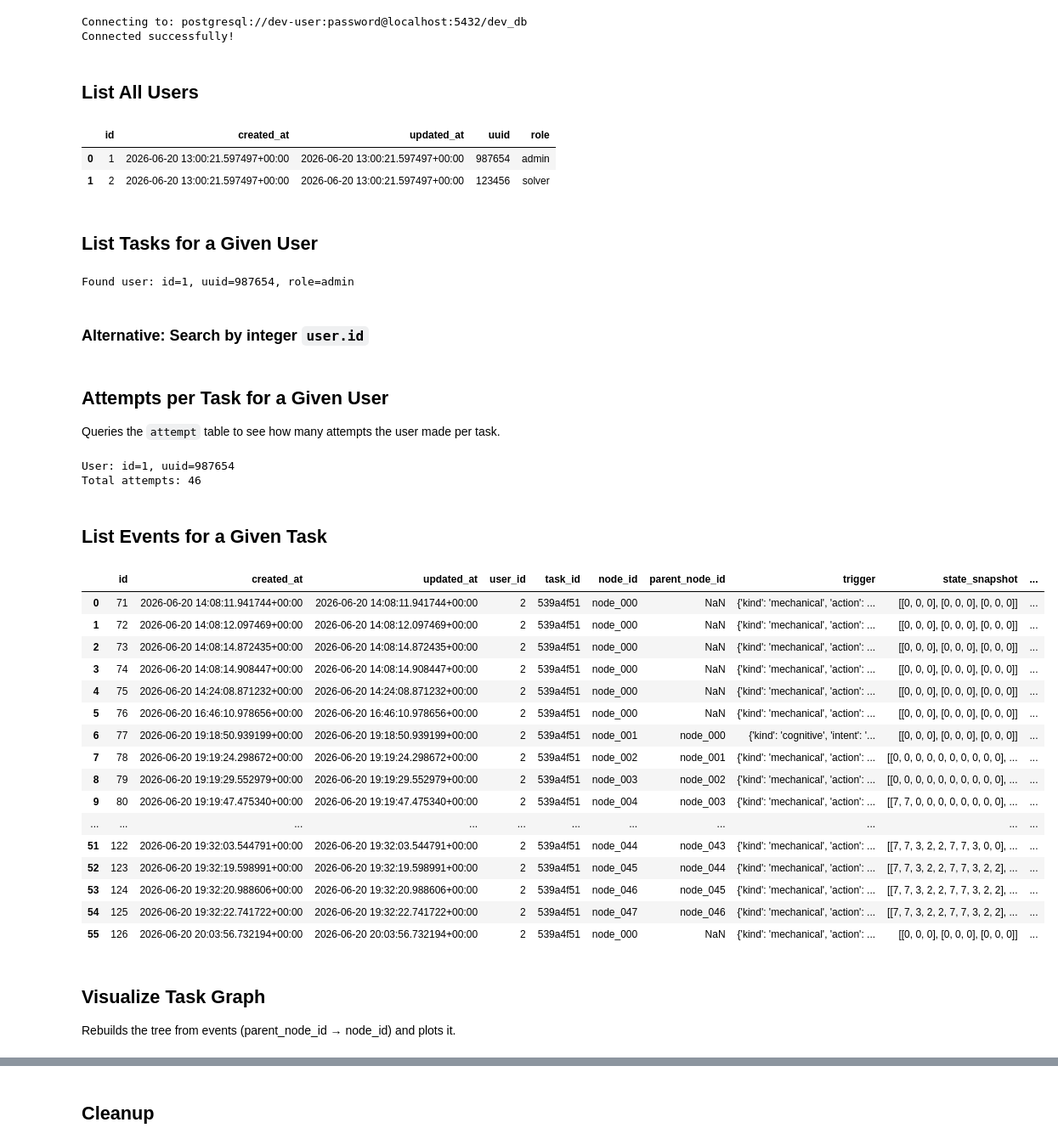
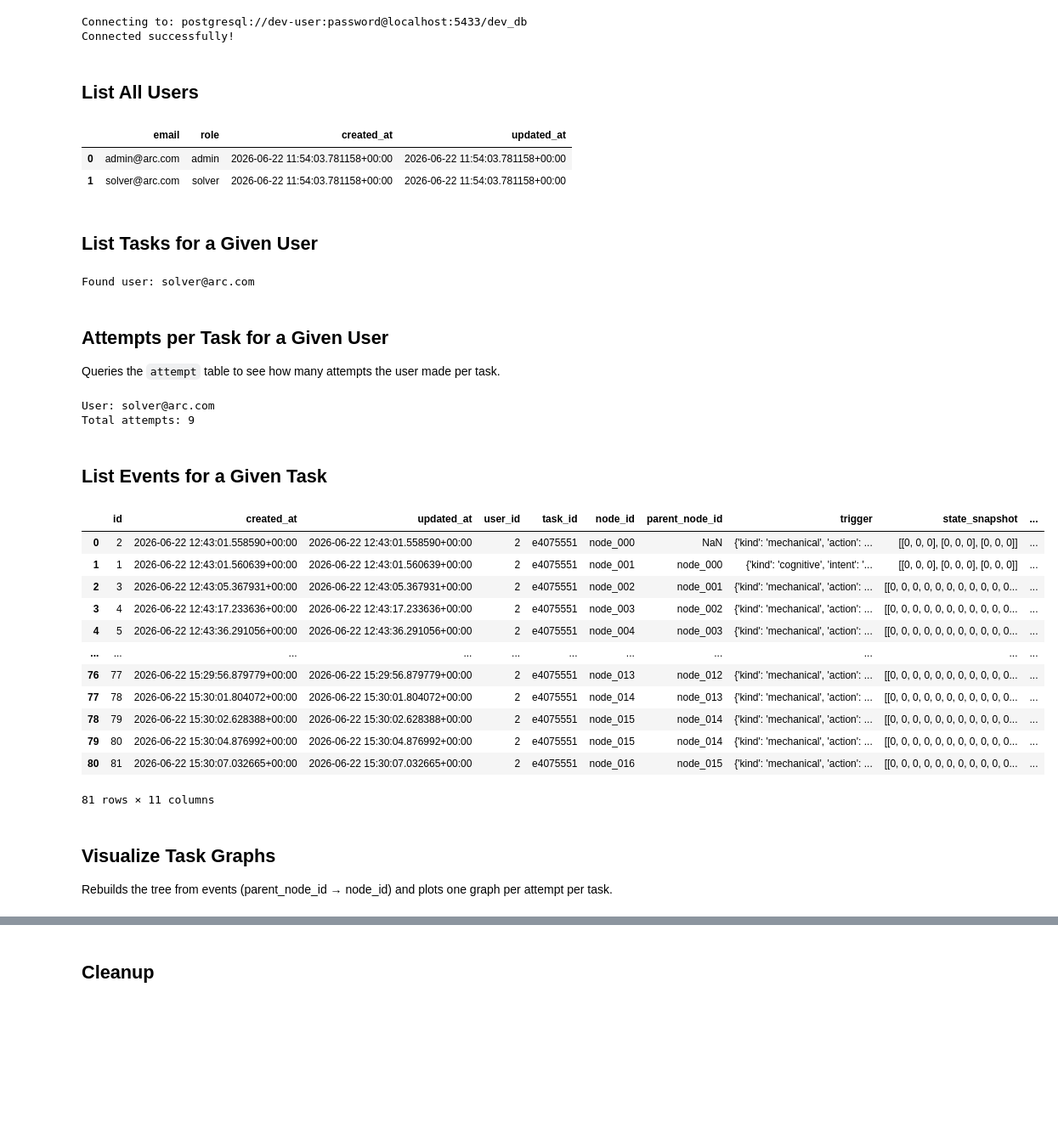
Before and after one commit to laureano-arcanio/ARC-AGI, a Jupyter notebook: notebooks/db_explorer.ipynb, the cells around one changed output, grey strips where cells are left out. Shown at 85% size. Drawn from its saved outputs; the diff is of its cells as text; code cells hidden in the pictures; blank space fills up the shorter version.

```diff
--- a/notebooks/db_explorer.ipynb
+++ b/notebooks/db_explorer.ipynb
@@ -22,39 +22,38 @@ from dotenv import load_dotenv
 load_dotenv(Path.cwd() / ".env")
 
 DATABASE_URL = os.getenv("DATABASE_URL",
-                          "postgresql://dev-user:password@localhost:5432/dev_db")
+                          "postgresql://dev-user:password@localhost:5433/dev_db")
 
 print(f"Connecting to: {DATABASE_URL}")
 
 conn = psycopg2.connect(DATABASE_URL)
 print("Connected successfully!")
 # %% [output]
-Connecting to: postgresql://dev-user:password@localhost:5432/dev_db
+Connecting to: postgresql://dev-user:password@localhost:5433/dev_db
 Connected successfully!
 # %% [markdown]
 ## List All Users
 # %%
-query = "SELECT * FROM \"user\" ORDER BY id"
+query = "SELECT email, role, created_at, updated_at FROM \"user\" ORDER BY email"
 df_users = pd.read_sql_query(query, conn)
 df_users
 # %% [output]
-|  | id | created_at | updated_at | uuid | role |
-| 0 | 1 | 2026-06-20 13:00:21.597497+00:00 | 2026-06-20 13:00:21.597497+00:00 | 987654 | admin |
-| 1 | 2 | 2026-06-20 13:00:21.597497+00:00 | 2026-06-20 13:00:21.597497+00:00 | 123456 | solver |
+|  | email | role | created_at | updated_at |
+| 0 | admin@arc.com | admin | 2026-06-22 11:54:03.781158+00:00 | 2026-06-22 11:54:03.781158+00:00 |
+| 1 | solver@arc.com | solver | 2026-06-22 11:54:03.781158+00:00 | 2026-06-22 11:54:03.781158+00:00 |
 # %% [markdown]
 ## List Tasks for a Given User
 # %%
-USER_ID = "987654"  # user.uuid (string)
+USER_EMAIL = "solver@arc.com"
 
-query = "SELECT id, uuid, role FROM \"user\" WHERE uuid = %s"
-df_user = pd.read_sql_query(query, conn, params=(USER_ID,))
+query = "SELECT id FROM \"user\" WHERE email = %s"
+df_user = pd.read_sql_query(query, conn, params=(USER_EMAIL,))
 
 if df_user.empty:
-    print("No user found with uuid =", USER_ID)
-    print("Try the next cell to search by integer id instead.")
+    print("No user found with email =", USER_EMAIL)
 else:
     user_id = int(df_user.iloc[0]["id"])
-    print(f"Found user: id={user_id}, uuid={df_user.iloc[0]['uuid']}, role={df_user.iloc[0]['role']}")
+    print(f"Found user: {USER_EMAIL}")
 
     query = '''
         SELECT task_id, COUNT(*) AS event_count,
@@ -69,6 +68,4 @@ else:
     df_tasks = pd.read_sql_query(query, conn, params=(user_id, user_id))
     df_tasks
 # %% [output]
-Found user: id=1, uuid=987654, role=admin
+Found user: solver@arc.com
-# %% [markdown]
-### Alternative: Search by integer `user.id`
@@ -104,16 +74,16 @@ else:
 
 Queries the `attempt` table to see how many attempts the user made per task.
 # %%
-USER_ID_FOR_ATTEMPTS = "987654"  # user.uuid (string) — change this
+USER_EMAIL = "solver@arc.com"
 
-query = "SELECT id, uuid FROM \"user\" WHERE uuid = %s"
-df_user_att = pd.read_sql_query(query, conn, params=(USER_ID_FOR_ATTEMPTS,))
+query = "SELECT id FROM \"user\" WHERE email = %s"
+df_user_att = pd.read_sql_query(query, conn, params=(USER_EMAIL,))
 
 if df_user_att.empty:
-    print("No user found with uuid =", USER_ID_FOR_ATTEMPTS)
+    print("No user found with email =", USER_EMAIL)
 else:
     user_id_att = int(df_user_att.iloc[0]["id"])
-    print(f"User: id={user_id_att}, uuid={df_user_att.iloc[0]['uuid']}")
+    print(f"User: {USER_EMAIL}")
 
     query = '''
         SELECT a.id, a.task_id, a.created_at
@@ -126,43 +96,39 @@ else:
     print(f"Total attempts: {len(df_attempts)}")
     df_attempts
 # %% [output]
-User: id=1, uuid=987654
-Total attempts: 46
+User: solver@arc.com
+Total attempts: 9
 # %% [markdown]
 ## List Events for a Given Task
 # %%
-TASK_ID = "539a4f51"  # <-- change this
+TASK_ID = "e4075551"  # <-- change this
 
 query = '''
     SELECT *
     FROM event e
     WHERE e.task_id = %s
     ORDER BY e.timestamp ASC
 '''
 df_events = pd.read_sql_query(query, conn, params=(TASK_ID,))
 df_events
 # %% [output]
 |  | id | created_at | updated_at | user_id | task_id | node_id | parent_node_id | trigger | state_snapshot | ... |
-| 0 | 71 | 2026-06-20 14:08:11.941744+00:00 | 2026-06-20 14:08:11.941744+00:00 | 2 | 539a4f51 | node_000 | NaN | {'kind': 'mechanical', 'action': ... | [[0, 0, 0], [0, 0, 0], [0, 0, 0]] | ... |
-| 1 | 72 | 2026-06-20 14:08:12.097469+00:00 | 2026-06-20 14:08:12.097469+00:00 | 2 | 539a4f51 | node_000 | NaN | {'kind': 'mechanical', 'action': ... | [[0, 0, 0], [0, 0, 0], [0, 0, 0]] | ... |
-| 2 | 73 | 2026-06-20 14:08:14.872435+00:00 | 2026-06-20 14:08:14.872435+00:00 | 2 | 539a4f51 | node_000 | NaN | {'kind': 'mechanical', 'action': ... | [[0, 0, 0], [0, 0, 0], [0, 0, 0]] | ... |
-| 3 | 74 | 2026-06-20 14:08:14.908447+00:00 | 2026-06-20 14:08:14.908447+00:00 | 2 | 539a4f51 | node_000 | NaN | {'kind': 'mechanical', 'action': ... | [[0, 0, 0], [0, 0, 0], [0, 0, 0]] | ... |
-| 4 | 75 | 2026-06-20 14:24:08.871232+00:00 | 2026-06-20 14:24:08.871232+00:00 | 2 | 539a4f51 | node_000 | NaN | {'kind': 'mechanical', 'action': ... | [[0, 0, 0], [0, 0, 0], [0, 0, 0]] | ... |
-| 5 | 76 | 2026-06-20 16:46:10.978656+00:00 | 2026-06-20 16:46:10.978656+00:00 | 2 | 539a4f51 | node_000 | NaN | {'kind': 'mechanical', 'action': ... | [[0, 0, 0], [0, 0, 0], [0, 0, 0]] | ... |
-| 6 | 77 | 2026-06-20 19:18:50.939199+00:00 | 2026-06-20 19:18:50.939199+00:00 | 2 | 539a4f51 | node_001 | node_000 | {'kind': 'cognitive', 'intent': '... | [[0, 0, 0], [0, 0, 0], [0, 0, 0]] | ... |
-| 7 | 78 | 2026-06-20 19:19:24.298672+00:00 | 2026-06-20 19:19:24.298672+00:00 | 2 | 539a4f51 | node_002 | node_001 | {'kind': 'mechanical', 'action': ... | [[0, 0, 0, 0, 0, 0, 0, 0, 0, 0], ... | ... |
-| 8 | 79 | 2026-06-20 19:19:29.552979+00:00 | 2026-06-20 19:19:29.552979+00:00 | 2 | 539a4f51 | node_003 | node_002 | {'kind': 'mechanical', 'action': ... | [[0, 0, 0, 0, 0, 0, 0, 0, 0, 0], ... | ... |
-| 9 | 80 | 2026-06-20 19:19:47.475340+00:00 | 2026-06-20 19:19:47.475340+00:00 | 2 | 539a4f51 | node_004 | node_003 | {'kind': 'mechanical', 'action': ... | [[7, 7, 0, 0, 0, 0, 0, 0, 0, 0], ... | ... |
+| 0 | 2 | 2026-06-22 12:43:01.558590+00:00 | 2026-06-22 12:43:01.558590+00:00 | 2 | e4075551 | node_000 | NaN | {'kind': 'mechanical', 'action': ... | [[0, 0, 0], [0, 0, 0], [0, 0, 0]] | ... |
+| 1 | 1 | 2026-06-22 12:43:01.560639+00:00 | 2026-06-22 12:43:01.560639+00:00 | 2 | e4075551 | node_001 | node_000 | {'kind': 'cognitive', 'intent': '... | [[0, 0, 0], [0, 0, 0], [0, 0, 0]] | ... |
+| 2 | 3 | 2026-06-22 12:43:05.367931+00:00 | 2026-06-22 12:43:05.367931+00:00 | 2 | e4075551 | node_002 | node_001 | {'kind': 'mechanical', 'action': ... | [[0, 0, 0, 0, 0, 0, 0, 0, 0, 0, 0... | ... |
+| 3 | 4 | 2026-06-22 12:43:17.233636+00:00 | 2026-06-22 12:43:17.233636+00:00 | 2 | e4075551 | node_003 | node_002 | {'kind': 'mechanical', 'action': ... | [[0, 0, 0, 0, 0, 0, 0, 0, 0, 0, 0... | ... |
+| 4 | 5 | 2026-06-22 12:43:36.291056+00:00 | 2026-06-22 12:43:36.291056+00:00 | 2 | e4075551 | node_004 | node_003 | {'kind': 'mechanical', 'action': ... | [[0, 0, 0, 0, 0, 0, 0, 0, 0, 0, 0... | ... |
 | ... | ... | ... | ... | ... | ... | ... | ... | ... | ... | ... |
-| 51 | 122 | 2026-06-20 19:32:03.544791+00:00 | 2026-06-20 19:32:03.544791+00:00 | 2 | 539a4f51 | node_044 | node_043 | {'kind': 'mechanical', 'action': ... | [[7, 7, 3, 2, 2, 7, 7, 3, 0, 0], ... | ... |
-| 52 | 123 | 2026-06-20 19:32:19.598991+00:00 | 2026-06-20 19:32:19.598991+00:00 | 2 | 539a4f51 | node_045 | node_044 | {'kind': 'mechanical', 'action': ... | [[7, 7, 3, 2, 2, 7, 7, 3, 2, 2], ... | ... |
-| 53 | 124 | 2026-06-20 19:32:20.988606+00:00 | 2026-06-20 19:32:20.988606+00:00 | 2 | 539a4f51 | node_046 | node_045 | {'kind': 'mechanical', 'action': ... | [[7, 7, 3, 2, 2, 7, 7, 3, 2, 2], ... | ... |
-| 54 | 125 | 2026-06-20 19:32:22.741722+00:00 | 2026-06-20 19:32:22.741722+00:00 | 2 | 539a4f51 | node_047 | node_046 | {'kind': 'mechanical', 'action': ... | [[7, 7, 3, 2, 2, 7, 7, 3, 2, 2], ... | ... |
-| 55 | 126 | 2026-06-20 20:03:56.732194+00:00 | 2026-06-20 20:03:56.732194+00:00 | 2 | 539a4f51 | node_000 | NaN | {'kind': 'mechanical', 'action': ... | [[0, 0, 0], [0, 0, 0], [0, 0, 0]] | ... |
+| 76 | 77 | 2026-06-22 15:29:56.879779+00:00 | 2026-06-22 15:29:56.879779+00:00 | 2 | e4075551 | node_013 | node_012 | {'kind': 'mechanical', 'action': ... | [[0, 0, 0, 0, 0, 0, 0, 0, 0, 0, 0... | ... |
+| 77 | 78 | 2026-06-22 15:30:01.804072+00:00 | 2026-06-22 15:30:01.804072+00:00 | 2 | e4075551 | node_014 | node_013 | {'kind': 'mechanical', 'action': ... | [[0, 0, 0, 0, 0, 0, 0, 0, 0, 0, 0... | ... |
+| 78 | 79 | 2026-06-22 15:30:02.628388+00:00 | 2026-06-22 15:30:02.628388+00:00 | 2 | e4075551 | node_015 | node_014 | {'kind': 'mechanical', 'action': ... | [[0, 0, 0, 0, 0, 0, 0, 0, 0, 0, 0... | ... |
+| 79 | 80 | 2026-06-22 15:30:04.876992+00:00 | 2026-06-22 15:30:04.876992+00:00 | 2 | e4075551 | node_015 | node_014 | {'kind': 'mechanical', 'action': ... | [[0, 0, 0, 0, 0, 0, 0, 0, 0, 0, 0... | ... |
+| 80 | 81 | 2026-06-22 15:30:07.032665+00:00 | 2026-06-22 15:30:07.032665+00:00 | 2 | e4075551 | node_016 | node_015 | {'kind': 'mechanical', 'action': ... | [[0, 0, 0, 0, 0, 0, 0, 0, 0, 0, 0... | ... |
+81 rows × 11 columns
 # %% [markdown]
-## Visualize Task Graph
+## Visualize Task Graphs
 
-Rebuilds the tree from events (parent_node_id → node_id) and plots it.
+Rebuilds the tree from events (parent_node_id → node_id) and plots one graph per attempt per task.
 # %%
 import networkx as nx
 import matplotlib.pyplot as plt
```
Also changed, not shown: parts of 5 cells of this notebook, 9 other files.
